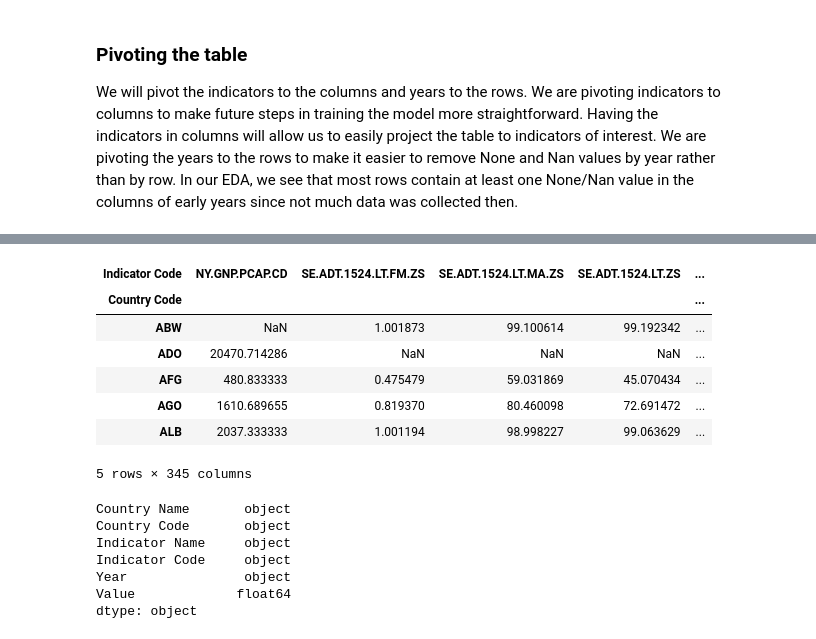
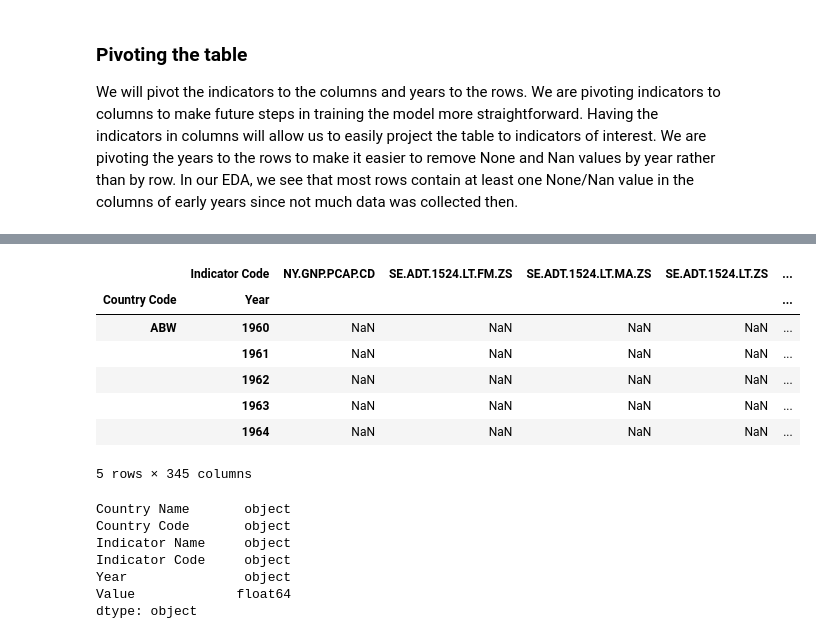
Before and after one commit to aishwaryabsk/GDP_Health_Analysis, a Jupyter notebook: GDP_Health_Analysis.ipynb, the cells around one changed output, grey strips where cells are left out. Cells and saved outputs as stored; diff of their text form; code cells hidden in the pictures.

Commit message:
imports, pivot and merge gdp, need to figure out null values

```diff
--- a/GDP_Health_Analysis.ipynb
+++ b/GDP_Health_Analysis.ipynb
@@ -3,6 +3,13 @@
 Data Exploration of the file
 # %%
 import pandas as pd
+import matplotlib.pyplot as plt
+import seaborn as sns
+import numpy as np
+import pandas as pd
+from pandas.io.json import json_normalize
+
 
 # Read CSV file with low_memory=False
-nutr_df = pd.read_csv("data.csv", low_memory=False)
+nutr_df = pd.read_csv("./data.csv", low_memory=False)
+gdp_df = pd.read_csv("./gdp.csv", low_memory=False)
@@ -101,14 +172,15 @@ melt_nutr_df = nutr_df.melt(id_vars=["Country Name", "Country Code", "Indicator
 # %%
-pivoted_df = melt_nutr_df.pivot_table(index='Country Code', columns='Indicator Code', values='Value')
-pivoted_df.head()
+pivoted_df = melt_nutr_df.pivot_table(index=['Country Code', 'Year'], columns='Indicator Code', values='Value')
+pivoted_df.reset_index()
+pivoted_df.head(5)
 # %% [output]
-| Indicator Code | NY.GNP.PCAP.CD | SE.ADT.1524.LT.FM.ZS | SE.ADT.1524.LT.MA.ZS | SE.ADT.1524.LT.ZS | ... |
-| Country Code |  |  |  |  | ... |
-| ABW | NaN | 1.001873 | 99.100614 | 99.192342 | ... |
-| ADO | 20470.714286 | NaN | NaN | NaN | ... |
-| AFG | 480.833333 | 0.475479 | 59.031869 | 45.070434 | ... |
-| AGO | 1610.689655 | 0.819370 | 80.460098 | 72.691472 | ... |
-| ALB | 2037.333333 | 1.001194 | 98.998227 | 99.063629 | ... |
+|  | Indicator Code | NY.GNP.PCAP.CD | SE.ADT.1524.LT.FM.ZS | SE.ADT.1524.LT.MA.ZS | SE.ADT.1524.LT.ZS | ... |
+| Country Code | Year |  |  |  |  | ... |
+| ABW | 1960 | NaN | NaN | NaN | NaN | ... |
+|  | 1961 | NaN | NaN | NaN | NaN | ... |
+|  | 1962 | NaN | NaN | NaN | NaN | ... |
+|  | 1963 | NaN | NaN | NaN | NaN | ... |
+|  | 1964 | NaN | NaN | NaN | NaN | ... |
 5 rows × 345 columns
 # %%
 melt_nutr_df.dtypes
```
Also changed, not shown: parts of 16 cells of this notebook, 2 other files.
